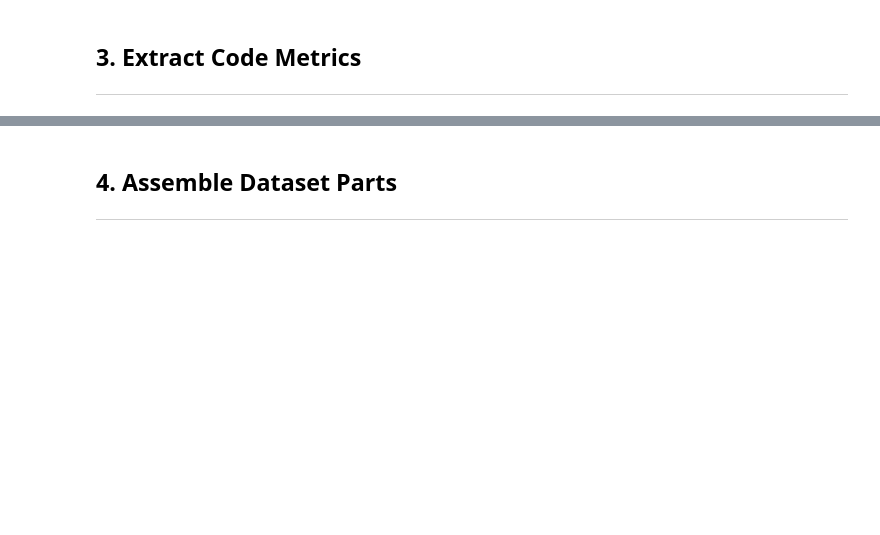
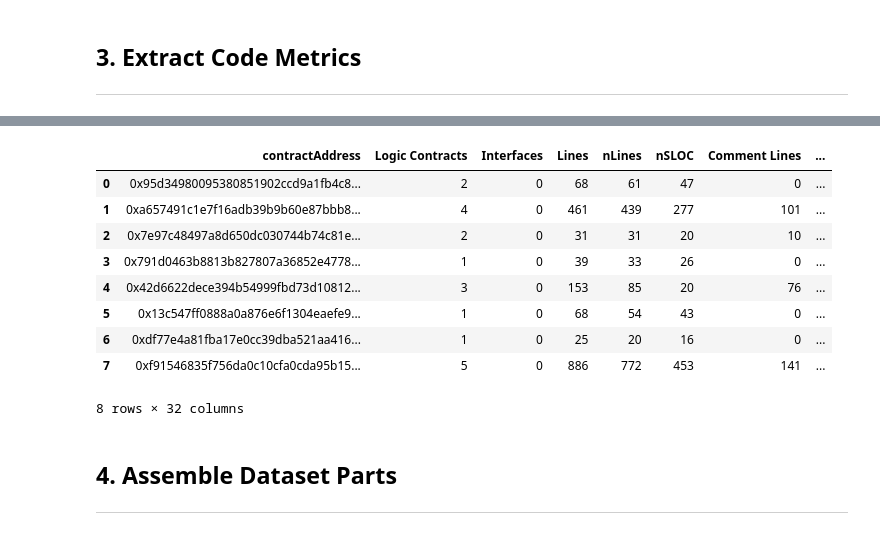
Before and after one commit to DIVE4Data/DIVE, a Jupyter notebook: Exp1_FiveExtractedDatasets.ipynb, the cells around one changed output, grey strips where cells are left out. Saved outputs shown, nothing was run; the diff lists cells and outputs as text; code cells hidden in the pictures; blank space fills up the shorter version.

```diff
--- a/Exp1_FiveExtractedDatasets.ipynb
+++ b/Exp1_FiveExtractedDatasets.ipynb
@@ -111,3 +350,6 @@ get_ContractFeatures(FeatureType=['All'],addresses=NotSoSmartCAddresses,DatasetN
 # %% [markdown]
 ## **3. Extract Code Metrics**
 ---
+# %%
+get_CodeMetrics(SamplesFolderName ='NotSoSmartC',SamplesDirPath = '',DatasetName = 'NotSoSmartC')
+# %% [output]
@@ -114,3 +372,13 @@ get_ContractFeatures(FeatureType=['All'],addresses=NotSoSmartCAddresses,DatasetN
+|  | contractAddress | Logic Contracts | Interfaces | Lines | nLines | nSLOC | Comment Lines | ... |
+| 0 | 0x95d34980095380851902ccd9a1fb4c8... | 2 | 0 | 68 | 61 | 47 | 0 | ... |
+| 1 | 0xa657491c1e7f16adb39b9b60e87bbb8... | 4 | 0 | 461 | 439 | 277 | 101 | ... |
+| 2 | 0x7e97c48497a8d650dc030744b74c81e... | 2 | 0 | 31 | 31 | 20 | 10 | ... |
+| 3 | 0x791d0463b8813b827807a36852e4778... | 1 | 0 | 39 | 33 | 26 | 0 | ... |
+| 4 | 0x42d6622dece394b54999fbd73d10812... | 3 | 0 | 153 | 85 | 20 | 76 | ... |
+| 5 | 0x13c547ff0888a0a876e6f1304eaefe9... | 1 | 0 | 68 | 54 | 43 | 0 | ... |
+| 6 | 0xdf77e4a81fba17e0cc39dba521aa416... | 1 | 0 | 25 | 20 | 16 | 0 | ... |
+| 7 | 0xf91546835f756da0c10cfa0cda95b15... | 5 | 0 | 886 | 772 | 453 | 141 | ... |
+8 rows × 32 columns
 # %% [markdown]
 ## **4. Assemble Dataset Parts**
 ---
```
Also changed, not shown: parts of 15 cells of this notebook, 53 other files.
